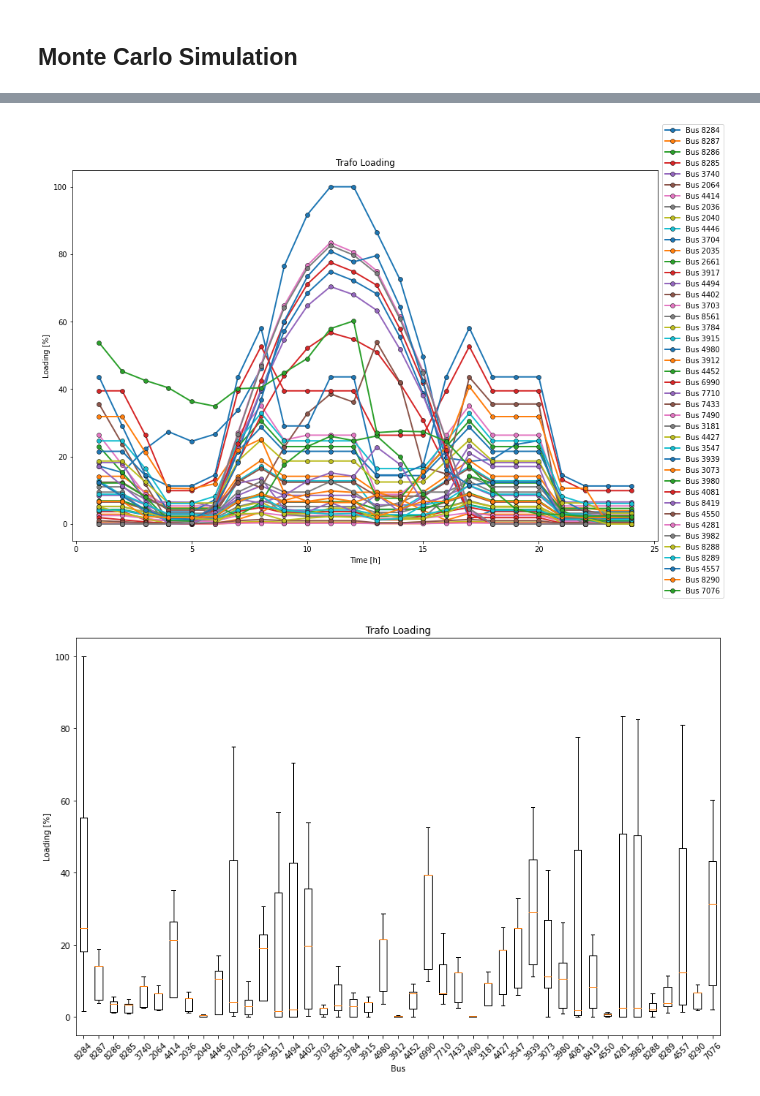
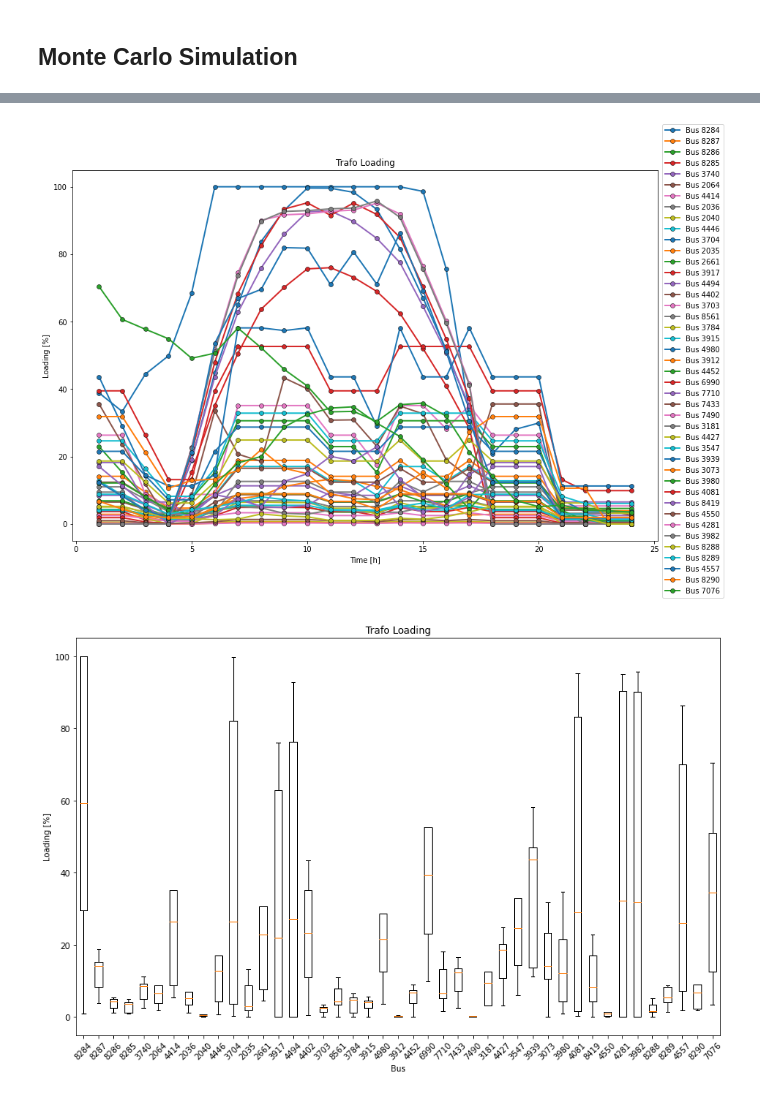
Before and after one commit to filipforro/MasterThesis, a Jupyter notebook: Pyomo/MILP_STEDIN/MILP_v1_Stedin_DetStoch_test.ipynb, the cells around one changed output, grey strips where cells are left out. Drawn from its saved outputs; the diff is of its cells as text; code cells hidden in the pictures.

```diff
--- a/Pyomo/MILP_STEDIN/MILP_v1_Stedin_DetStoch_test.ipynb
+++ b/Pyomo/MILP_STEDIN/MILP_v1_Stedin_DetStoch_test.ipynb
@@ -968,7 +992,7 @@ Ibase = Sbase/Vnom/1000 # kA
 Vmax = 1.04  # pu
 Vmin = 0.96  # pu
 case = 'BC'
-eta_conf = 50/100   # %/%
+eta_conf = 10/100   # %/%
 base_model = optimization_model(data, Vmax, Vmin, Vnom, Sbase, Zbase, Ibase, case, eta_conf, 0)
 #model.pprint()
 #model.display()
@@ -1163,20 +1194,20 @@ Wall time: 2.63 s
 # %%
 trafo_loading = pd.DataFrame()
 
 for t in base_model.TIME:
     for n in base_model.NODES:
-        trafo_loading.loc[t,n] = np.sqrt((((base_model.Ps[n,t].value - base_model.Pd[n,t].value + sum(base_model.Ppv[p,t].value for p in base_model.PV if p==n) + sum(base_model.Pwt[w,t] for w in base_model.WT if w==n))*Sbase)**2 + \
+        trafo_loading.loc[t,n] = np.sqrt((((base_model.Ps[n,t].value - base_model.Pd[n,t].value + sum(base_model.Ppv[p,t].value for p in base_model.PV if p==n) + sum(base_model.Pwt[w,t].value for w in base_model.WT if w==n))*Sbase)**2 + \
                         ((base_model.Qs[n,t].value - base_model.Qd[n,t].value + sum(base_model.Qpv[p,t].value for p in base_model.PV if p==n) + sum(base_model.Qwt[w,t].value for w in base_model.WT if w==n))*Sbase)**2))/(base_model.Ss_max[n].value*Sbase)*100
 
 fig, ax = plt.subplots(nrows=1, ncols=1, squeeze=False, figsize=(12,8))
 ax[0,0].plot(trafo_loading.index, trafo_loading, '-o', lw=2, alpha=1, markeredgecolor='k', markeredgewidth=0.5);ax[0,0].set_xlabel('Time [h]');ax[0,0].set_ylabel('Loading [%]');ax[0,0].set_title('Trafo Loading')
 fig.legend(['Bus '+str(i) for i in trafo_loading.columns], bbox_to_anchor=(1.04,0.5), loc='center', borderaxespad=0);
 fig.tight_layout();
 
 fig, ax = plt.subplots(nrows=1, ncols=1, squeeze=False, figsize=(12,8))
 ax[0,0].boxplot(trafo_loading);ax[0,0].set_xlabel('Bus');ax[0,0].set_ylabel('Loading [%]');ax[0,0].set_title('Trafo Loading')
 ax[0,0].set_xticklabels(trafo_loading.columns, rotation=45)
 fig.tight_layout();
 # %% [output]
-[figure, old version]
+[figure, new version]
-[figure, old version]
+[figure, new version]
```
Also changed, not shown: parts of 9 cells of this notebook, 13 other files.
